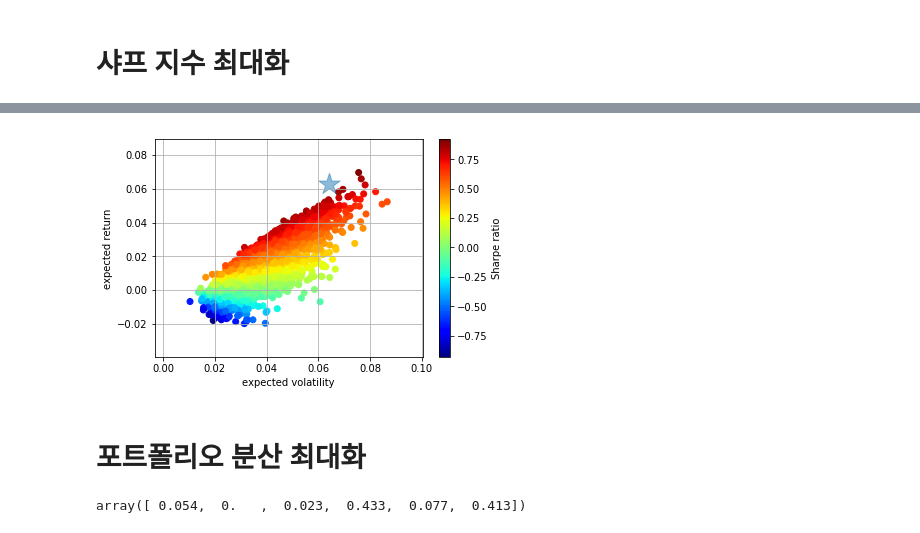
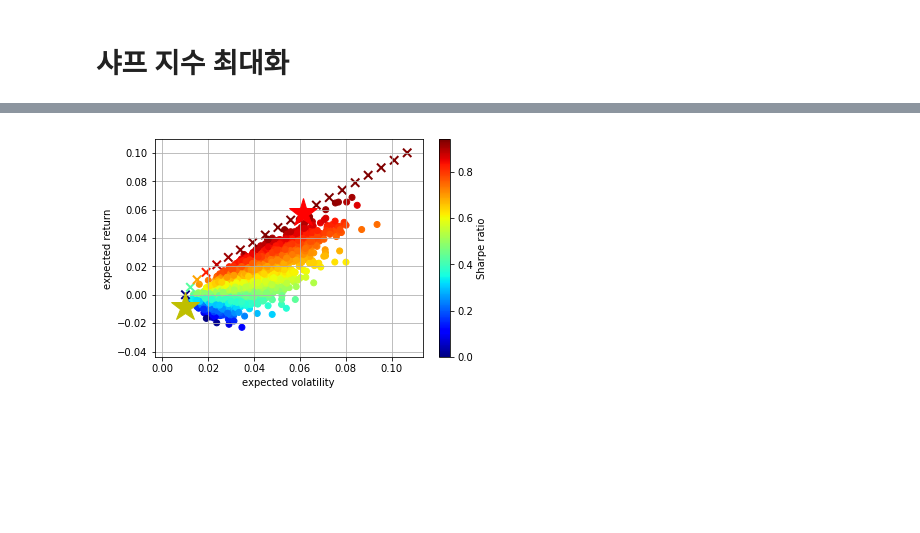
Before and after one commit to hatter30/tf_finance, a Jupyter notebook: analysis.ipynb, the cells around one changed output, grey strips where cells are left out. Drawn from its saved outputs; the diff is of its cells as text; code cells hidden in the pictures; blank space fills up the shorter version.

```diff
--- a/analysis.ipynb
+++ b/analysis.ipynb
@@ -58,6 +67,2 @@ cons = ({'type': 'eq', 'fun': lambda x:  np.sum(x) - 1})
 # %%
 bnds = tuple((0, 1) for x in range(noa))
-# %%
-%%time
-opts = sco.minimize(min_func_sharpe, noa * [1. / noa,], method='SLSQP',
-                       bounds=bnds, constraints=cons)
@@ -69,0 +69,16 @@ array([ 0.   ,  0.464,  0.   ,  0.   ,  0.   ,  0.536])
+# %%
+statistics_rets = partial(statistics, ret_df=rets)
+# %%
+def min_func_port(weights):
+    return statistics_rets(weights)[1]
+# %%
+%%time
+trets = np.linspace(0.0, 0.1, 20)
+tvols = []
+for tret in trets:
+    cons = ({'type': 'eq', 'fun': lambda x:  statistics(x, rets)[0] - tret},
+            {'type': 'eq', 'fun': lambda x:  np.sum(x) - 1})
+    res = sco.minimize(min_func_port, noa * [1. / noa,], method='SLSQP',
+                       bounds=bnds, constraints=cons)
+    tvols.append(res['fun'])
+tvols = np.array(tvols)
@@ -70,14 +87,20 @@ array([ 0.   ,  0.464,  0.   ,  0.   ,  0.   ,  0.536])
 # %%
-plt.scatter(pvols, prets, c=prets/pvols, marker='o', cmap=mpl.cm.jet)
+plt.scatter(pvols, prets,
+            c=prets / pvols, marker='o', cmap=mpl.cm.jet)
+            # 무작위 포트폴리오
+plt.scatter(tvols, trets,
+            c=trets / tvols, marker='x', s=70, linewidth=2, cmap=mpl.cm.jet)
+            # 효율적 투자선
+plt.plot(statistics(opts, rets)[1], statistics(opts, rets)[0],
+         'r*', markersize=30)
+            # 최대 샤프 지수를 가진 포트폴리오
+plt.plot(statistics(optv, rets)[1], statistics(optv, rets)[0],
+         'y*', markersize=30)
+            # 최소 분산 포트폴리오
 plt.grid(True)
 plt.xlabel('expected volatility')
 plt.ylabel('expected return')
 plt.colorbar(label='Sharpe ratio')
-
-pt_opts = statistics(opts['x']).round(3)
-plt.scatter(pt_opts[1], pt_opts[0], marker="*", s=500, alpha=0.5)
 plt.show()
 # %% [output]
-[figure, old version]
+[figure, new version]
-# %% [markdown]
-# 포트폴리오 분산 최대화
@@ -90,4 +106,0 @@ optv = sco.minimize(min_func_variance, noa * [1. / noa,], method='SLSQP',
-# %%
-optv['x'].round(3)
-# %% [output]
-array([ 0.054,  0.   ,  0.023,  0.433,  0.077,  0.413])
```
Also changed, not shown: parts of 26 cells of this notebook, 1 other file.
